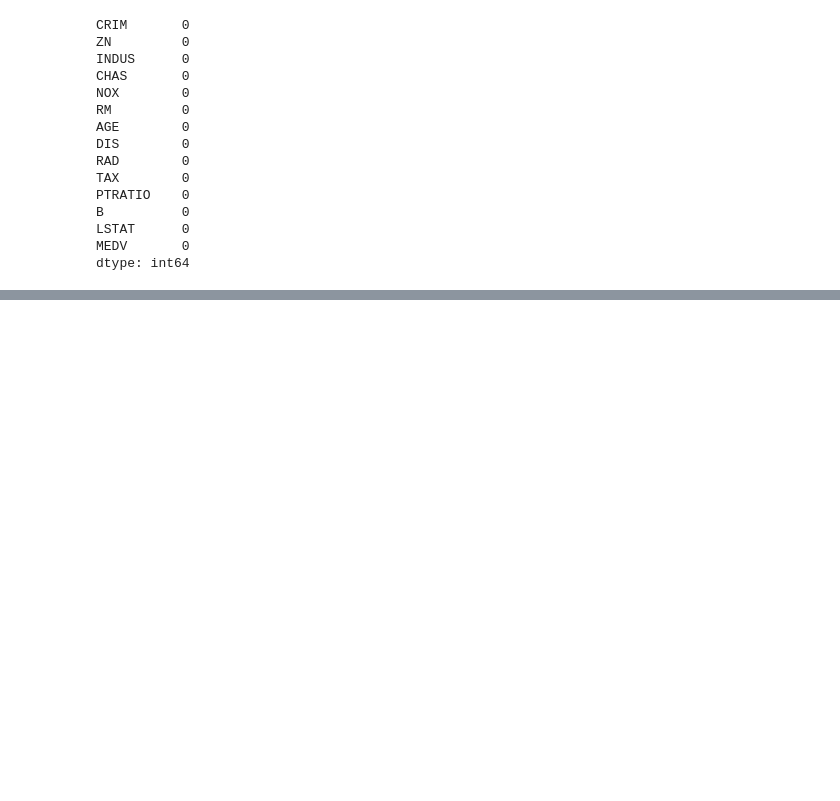
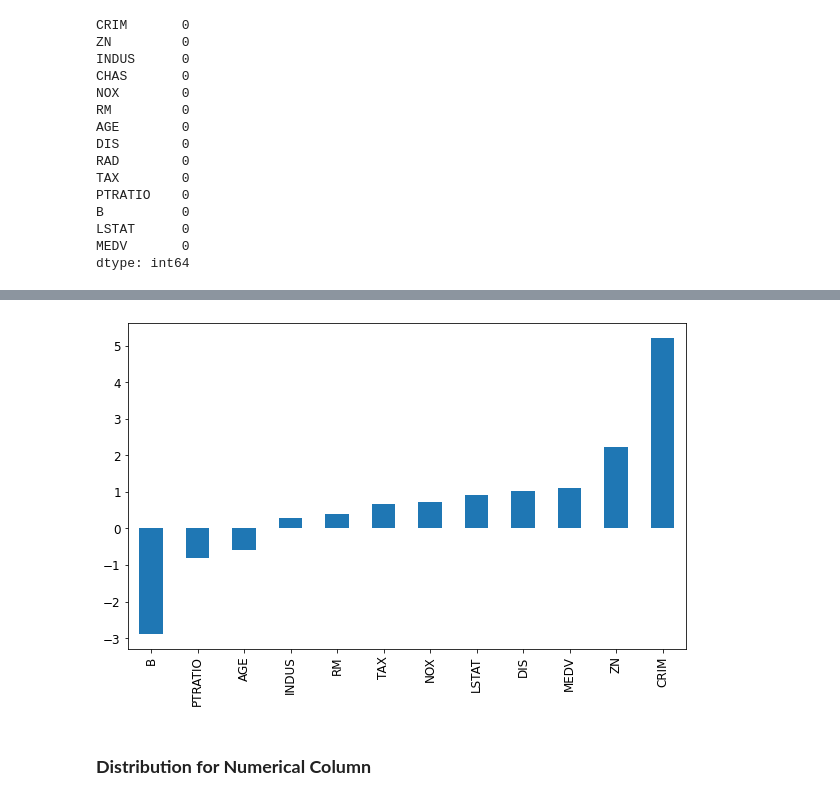
Before and after one commit to MdAliRaza/Housing, a Jupyter notebook: housing.ipynb, the cells around one changed output, grey strips where cells are left out. Cells and saved outputs as stored; diff of their text form; code cells hidden in the pictures; blank space fills up the shorter version.

```diff
--- a/housing.ipynb
+++ b/housing.ipynb
@@ -152,0 +154,7 @@ plt.show() # displaying the plots
+# %%
+pdf[num_col].skew().sort_values().plot(kind='bar', figsize=(10,6))
+plt.tick_params(labelsize=12)
+# %% [output]
+[figure, added]
+# %% [markdown]
+### **Distribution for Numerical Column**
```
Also changed, not shown: parts of 14 cells of this notebook, 2 other files.
